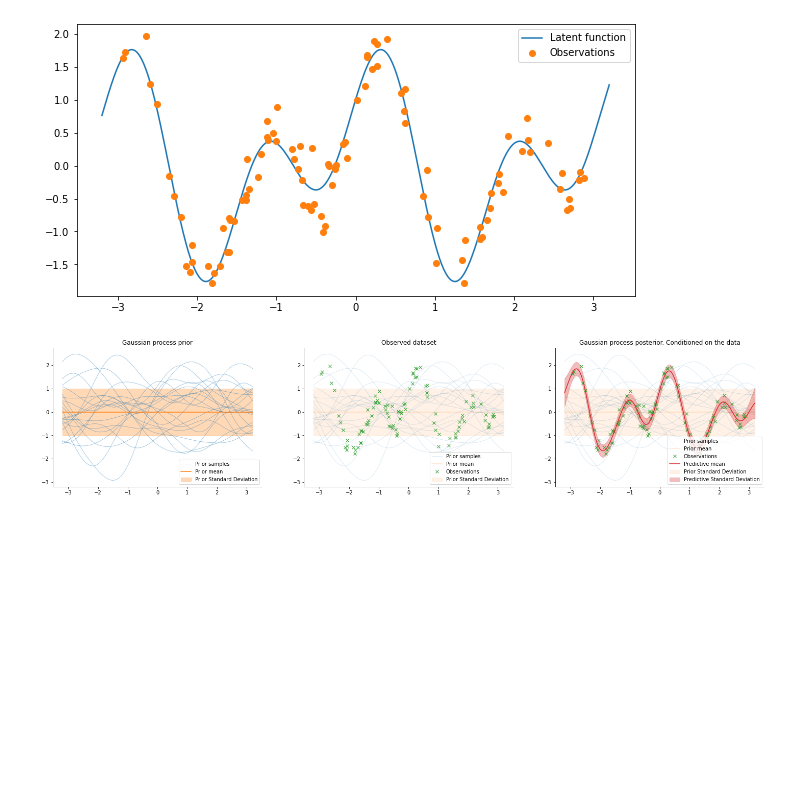
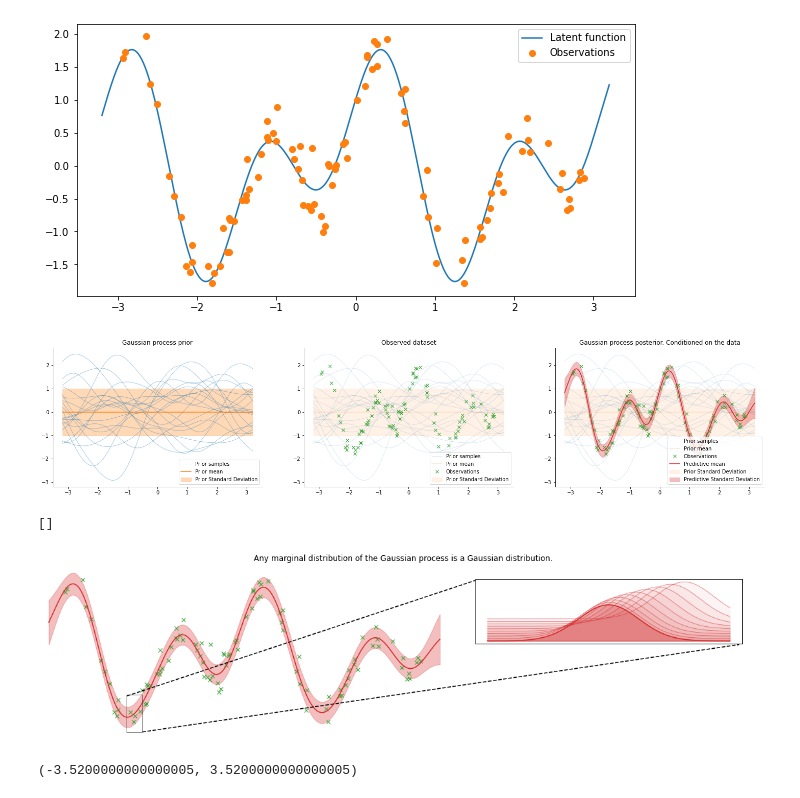
Before and after one commit to mattramos/bayesian_ensembling, a Jupyter notebook: experiments/gp_figure.ipynb, the cells around one changed output. Drawn from its saved outputs; the diff is of its cells as text; code cells hidden in the pictures; blank space fills up the shorter version.

```diff
--- a/experiments/gp_figure.ipynb
+++ b/experiments/gp_figure.ipynb
@@ -104,3 +101,52 @@ sns.despine()
 plt.show()
 # %% [output]
 [figure]
+# %%
+
+fig, ax = plt.subplots(figsize=(20, 5))
+
+idx=100
+
+ax.plot(x, y, 'x', color='tab:green', label='Observations')
+ax.plot(xtest, predictive_mean, color='tab:red', label='Predictive mean', linewidth=1.5)
+ax.fill_between(xtest.flatten(), predictive_mean - predictive_std, predictive_mean + predictive_std, color='tab:red', alpha=0.3, label='Predictive Standard Deviation')
+# ax = unique_legend(ax)
+ax.set_title('Any marginal distribution of the Gaussian process is a Gaussian distribution.')
+
+axins = ax.inset_axes([0.6, 0.55, 0.37, 0.37])
+marginal_x = jnp.linspace(predictive_mean[idx] - 4* predictive_std[idx], predictive_mean[idx] + 4* predictive_std[idx], 500)
+for i in range(10):
+    marginal = dx.Normal(predictive_mean[idx+3*i], predictive_std[idx+i*3])
+    marginal_probs = marginal.prob(marginal_x)
+    if i == 0:
+        axins.plot(marginal_x, marginal_probs, color='tab:red', label='Predictive mean', linewidth=1.5)
+        axins.fill_between(marginal_x, 0, marginal_probs, color='tab:red', alpha=0.3, label='Predictive Standard Deviation')
+    else:
+        axins.plot(marginal_x, marginal_probs+i*0.1, color='tab:red', linewidth=0.75, alpha=0.6)
+        axins.fill_between(marginal_x, 0, marginal_probs+i*0.1, color='tab:red', alpha=0.05)
+
+
+x1, x2, y1, y2 = xtest[idx]-0.01, xtest[idx]+0.01, predictive_mean[idx]-0.4, predictive_mean[idx]+0.4
+# axins.set_xlim(x1, x2)
+# axins.set_ylim(y1, y2)
+# ax.plot([0.7, 0.9], [0.2, 1.7], transform=ax.transAxes)
+# ax.plot([0.7, 0.9], [0.3, 1.], transform=ax.transAxes)
+ax.plot((xtest[idx], 3.8), (-1.1, 1.95), color="black", linestyle='--')
+ax.plot((xtest[idx]+0.25, 8.1), (-2.05, 0.25), color="black", linestyle='--')
+ax.set_xlim(-3.3, 8.5)
+
+ax.indicate_inset(bounds=[x1, y1, 0.25, 1.], edgecolor="black")
+ax.axis('off')
+axins.set_xticks([])
+# for minor ticks
+axins.set_xticks([], minor=True)
+axins.set_yticks([])
+# for minor ticks
+axins.set_yticks([], minor=True)
+# %% [output]
+[]
+[figure, added]
+# %%
+ax.get_xlim()
+# %% [output]
+(-3.5200000000000005, 3.5200000000000005)
```
Also changed, not shown: parts of 1 cell of this notebook.
